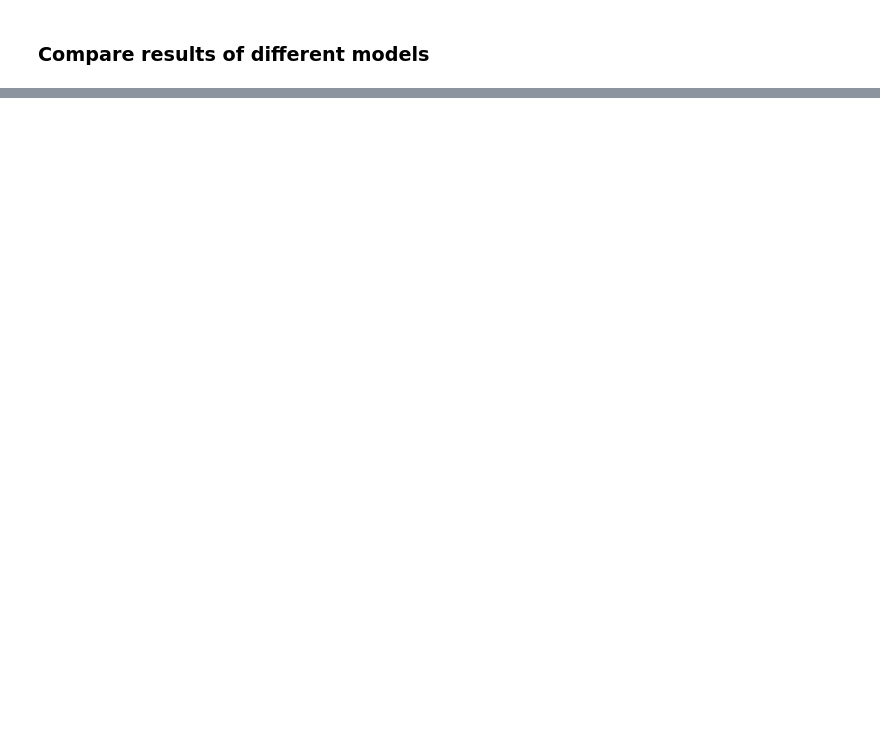
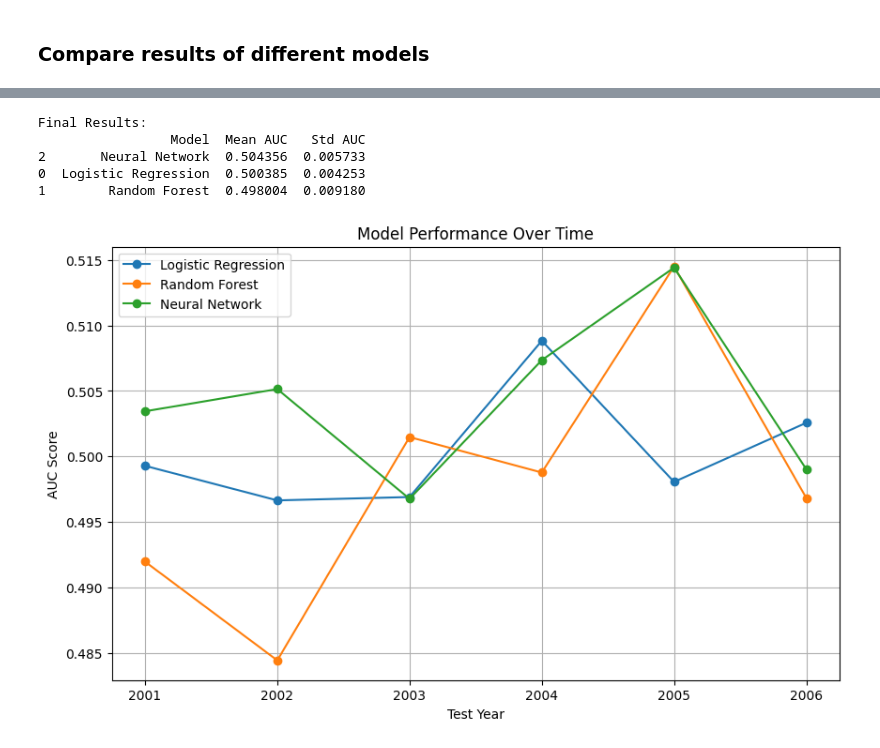
Before and after one commit to priscillaoclark/15.S52-ai-in-finance, a Jupyter notebook: 15_S52_AI_in_Finance.ipynb, the cells around one changed output, grey strips where cells are left out. Cells and saved outputs as stored; diff of their text form; code cells hidden in the pictures; blank space fills up the shorter version.

```diff
--- a/15_S52_AI_in_Finance.ipynb
+++ b/15_S52_AI_in_Finance.ipynb
@@ -607,7 +569,7 @@ Recommended features (combining insights from all methods):
 ## Logistic regression model with best features
 # %%
 # Select best features from above
-feature_cols = list(recommended_features)
+feature_cols = stepwise_features
 
 # Filter out unneeded features
 X = df_encoded[feature_cols]
@@ -922,0 +1143,37 @@ elif hasattr(best_model, 'coef_'):
+# %%
+# Calculate average AUC for each model
+for model_name in model_results:
+    yearly_aucs = list(model_results[model_name]['yearly_auc'].values())
+    model_results[model_name]['mean_auc'] = np.mean(yearly_aucs)
+    model_results[model_name]['std_auc'] = np.std(yearly_aucs)
+
+# Print final results
+print("\nFinal Results:")
+results_df = pd.DataFrame({
+    'Model': list(model_results.keys()),
+    'Mean AUC': [results['mean_auc'] for results in model_results.values()],
+    'Std AUC': [results['std_auc'] for results in model_results.values()]
+}).sort_values('Mean AUC', ascending=False)
+print(results_df)
+
+# Plot yearly performance
+import matplotlib.pyplot as plt
+
+plt.figure(figsize=(10, 6))
+for model_name in model_results:
+    yearly_aucs = model_results[model_name]['yearly_auc']
+    plt.plot(list(yearly_aucs.keys()), list(yearly_aucs.values()), marker='o', label=model_name)
+
+plt.xlabel('Test Year')
+plt.ylabel('AUC Score')
+plt.title('Model Performance Over Time')
+plt.legend()
+plt.grid(True)
+plt.show()
+# %% [output]
+Final Results:
+                 Model  Mean AUC   Std AUC
+2       Neural Network  0.504356  0.005733
+0  Logistic Regression  0.500385  0.004253
+1        Random Forest  0.498004  0.009180
+[figure, added]
```
Also changed, not shown: parts of 23 cells of this notebook, 5 other files.
